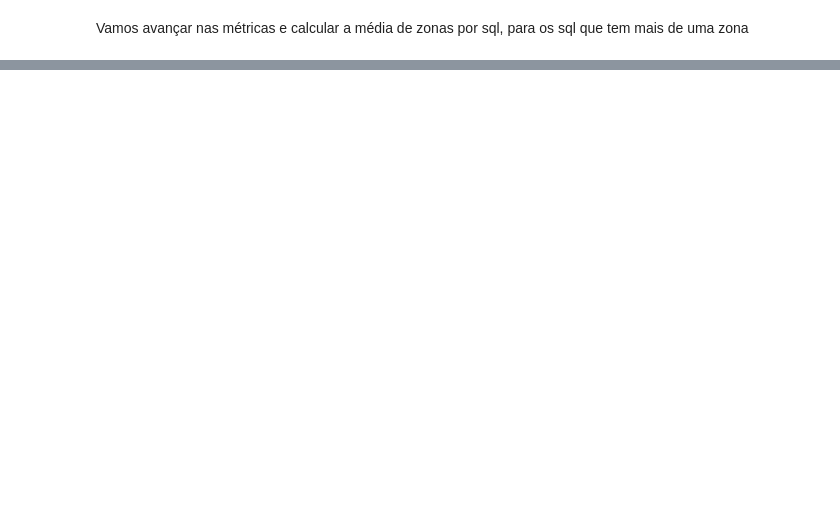
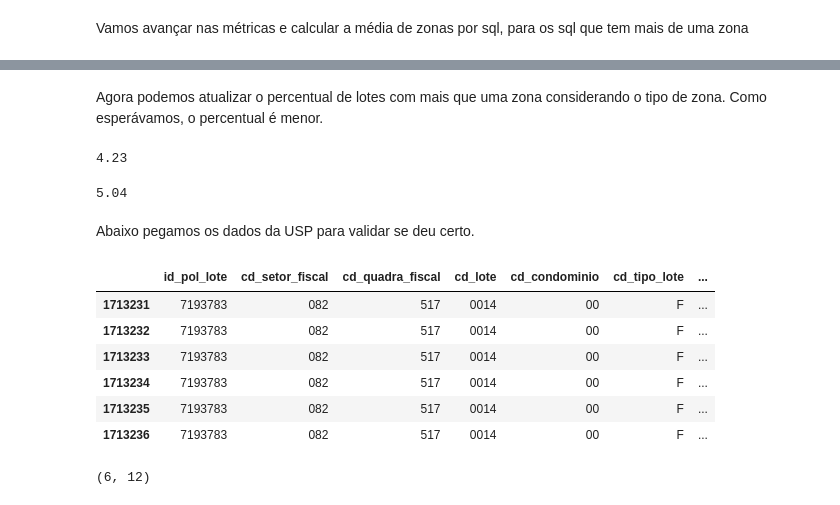
Before and after one commit to h-pgy/zoneamento_lotes_pmsp, a Jupyter notebook: 02_eda_dashboard.ipynb, the cells around one changed output, grey strips where cells are left out. Cells and saved outputs as stored; diff of their text form; code cells hidden in the pictures; blank space fills up the shorter version.

```diff
--- a/02_eda_dashboard.ipynb
+++ b/02_eda_dashboard.ipynb
@@ -217,0 +421,4 @@ metricas_dashboard
+# %%
+df_microdados_final = df.drop(columns=['id_perimetro_zoneamento', 'area_interseccao', 'percentual_interseccao'])
+df_microdados_final = df_microdados_final.reset_index(drop=True)
+df_microdados_final.head()
@@ -217,0 +448,3 @@ metricas_dashboard
+# %%
+dropar_duplicados = df_microdados_final[df_microdados_final[['id_pol_lote', 'cd_zoneamento_perimetro']].duplicated(keep='first')].index
+df_microdados_final = df_microdados_final.drop(index=dropar_duplicados)
@@ -217,0 +471,2 @@ metricas_dashboard
+# %%
+df_microdados_final = pd.merge(df_microdados_final, area_por_tipo_zoneamento, on=['id_pol_lote', 'cd_zoneamento_perimetro'], how='outer')
@@ -217,0 +475,2 @@ metricas_dashboard
+# %%
+df_microdados_final['percentual_area_interseccao'] = (df_microdados_final['area_interseccao'] / df_microdados_final['area_pol_lote']).round(2)*100
@@ -217,0 +525,28 @@ metricas_dashboard
+# %% [markdown]
+Agora podemos atualizar o percentual de lotes com mais que uma zona considerando o tipo de zona. Como esperávamos, o percentual é menor.
+# %%
+percent_lotes_mais_um_tipo_zona = round(float(df_microdados_final['id_pol_lote'].duplicated().mean())*100, 2)
+metricas_dashboard['percent_lotes_mais_um_tipo_zona'] = percent_lotes_mais_um_tipo_zona
+percent_lotes_mais_um_tipo_zona
+# %% [output]
+4.23
+# %%
+metricas_dashboard['percent_lotes_mais_um_zona']
+# %% [output]
+5.04
+# %% [markdown]
+Abaixo pegamos os dados da USP para validar se deu certo.
+# %%
+df_microdados_final[df_microdados_final['id_pol_lote']==id_pol_usp]
+# %% [output]
+|  | id_pol_lote | cd_setor_fiscal | cd_quadra_fiscal | cd_lote | cd_condominio | cd_tipo_lote | ... |
+| 1713231 | 7193783 | 082 | 517 | 0014 | 00 | F | ... |
+| 1713232 | 7193783 | 082 | 517 | 0014 | 00 | F | ... |
+| 1713233 | 7193783 | 082 | 517 | 0014 | 00 | F | ... |
+| 1713234 | 7193783 | 082 | 517 | 0014 | 00 | F | ... |
+| 1713235 | 7193783 | 082 | 517 | 0014 | 00 | F | ... |
+| 1713236 | 7193783 | 082 | 517 | 0014 | 00 | F | ... |
+# %%
+df_microdados_final[df_microdados_final['id_pol_lote']==id_pol_usp].shape
+# %% [output]
+(6, 12)
```
Also changed, not shown: parts of 72 cells of this notebook, 1 other file.
